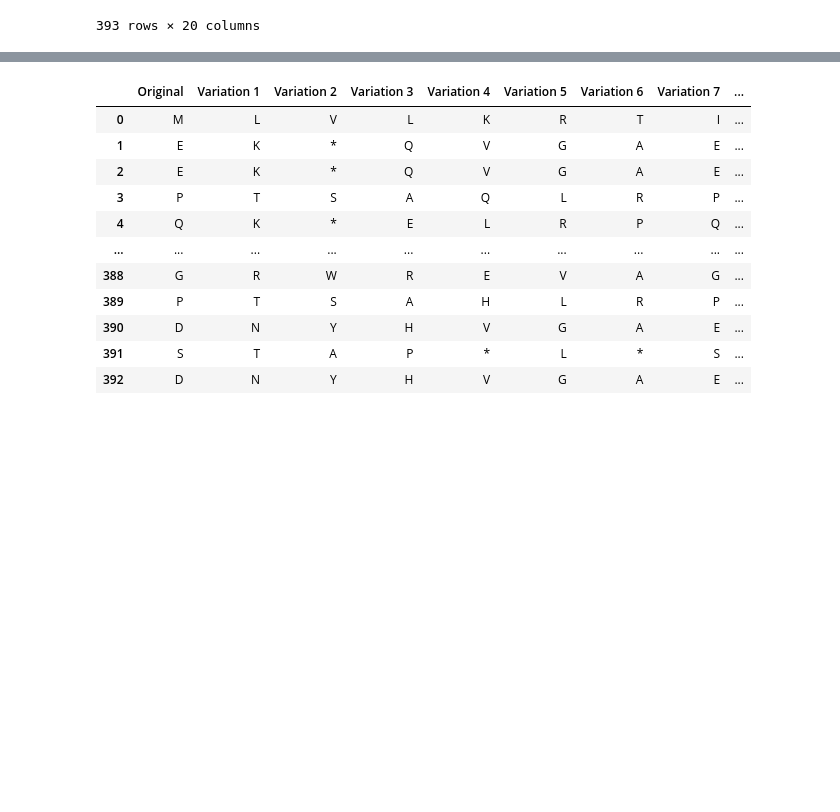
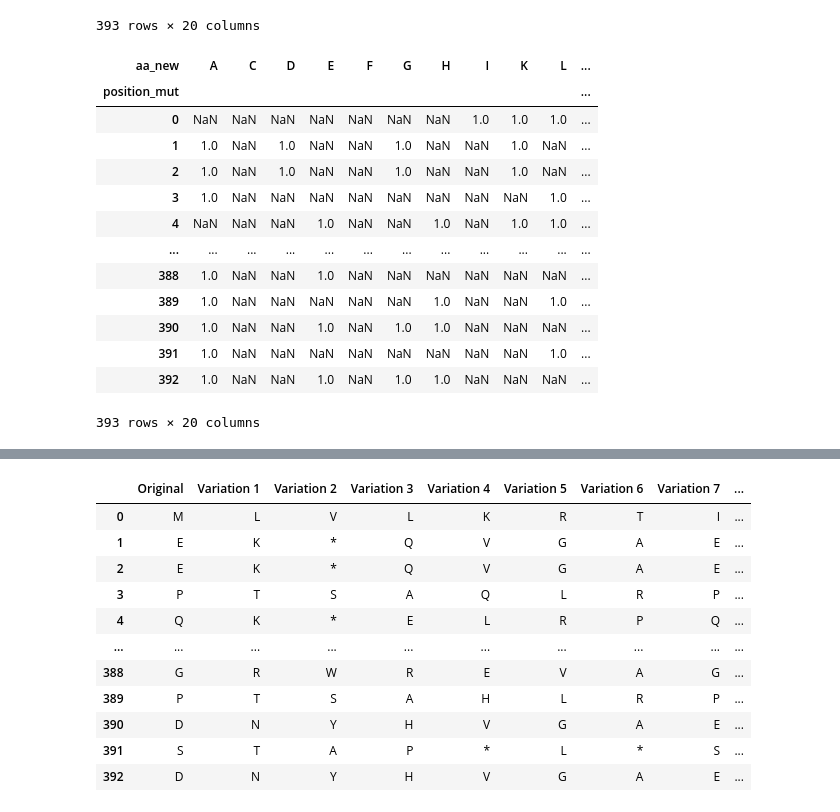
Before and after one commit to datascience-mobi-2023/topic02_team02, a Jupyter notebook: severity_score/Codons.ipynb, the cells around one changed output, grey strips where cells are left out. Saved outputs shown, nothing was run; the diff lists cells and outputs as text; code cells hidden in the pictures; blank space fills up the shorter version.

```diff
--- a/severity_score/Codons.ipynb
+++ b/severity_score/Codons.ipynb
@@ -194,5 +194,21 @@ res
 | 392 | 0.100000 | NaN | NaN | 0.200000 | NaN | 0.100000 | 0.100000 | NaN | NaN | NaN | ... |
 393 rows × 20 columns
 # %%
-prob_mut = ses.prob_smut(var_mat_clean, dms_scores, True)
+prob_mut = ses.prob_smut(var_mat_clean, dms_scores, bias_dms=False)
+prob_mut
+# %% [output]
+| aa_new | A | C | D | E | F | G | H | I | K | L | ... |
+| position_mut |  |  |  |  |  |  |  |  |  |  | ... |
+| 0 | NaN | NaN | NaN | NaN | NaN | NaN | NaN | 1.0 | 1.0 | 1.0 | ... |
+| 1 | 1.0 | NaN | 1.0 | NaN | NaN | 1.0 | NaN | NaN | 1.0 | NaN | ... |
+| 2 | 1.0 | NaN | 1.0 | NaN | NaN | 1.0 | NaN | NaN | 1.0 | NaN | ... |
+| 3 | 1.0 | NaN | NaN | NaN | NaN | NaN | NaN | NaN | NaN | 1.0 | ... |
+| 4 | NaN | NaN | NaN | 1.0 | NaN | NaN | 1.0 | NaN | 1.0 | 1.0 | ... |
+| ... | ... | ... | ... | ... | ... | ... | ... | ... | ... | ... | ... |
+| 388 | 1.0 | NaN | NaN | 1.0 | NaN | NaN | NaN | NaN | NaN | NaN | ... |
+| 389 | 1.0 | NaN | NaN | NaN | NaN | NaN | 1.0 | NaN | NaN | 1.0 | ... |
+| 390 | 1.0 | NaN | NaN | 1.0 | NaN | 1.0 | 1.0 | NaN | NaN | NaN | ... |
+| 391 | 1.0 | NaN | NaN | NaN | NaN | NaN | NaN | NaN | NaN | 1.0 | ... |
+| 392 | 1.0 | NaN | NaN | 1.0 | NaN | 1.0 | 1.0 | NaN | NaN | NaN | ... |
+393 rows × 20 columns
 # %%
```
Also changed, not shown: parts of 5 cells of this notebook, 1 other file.
